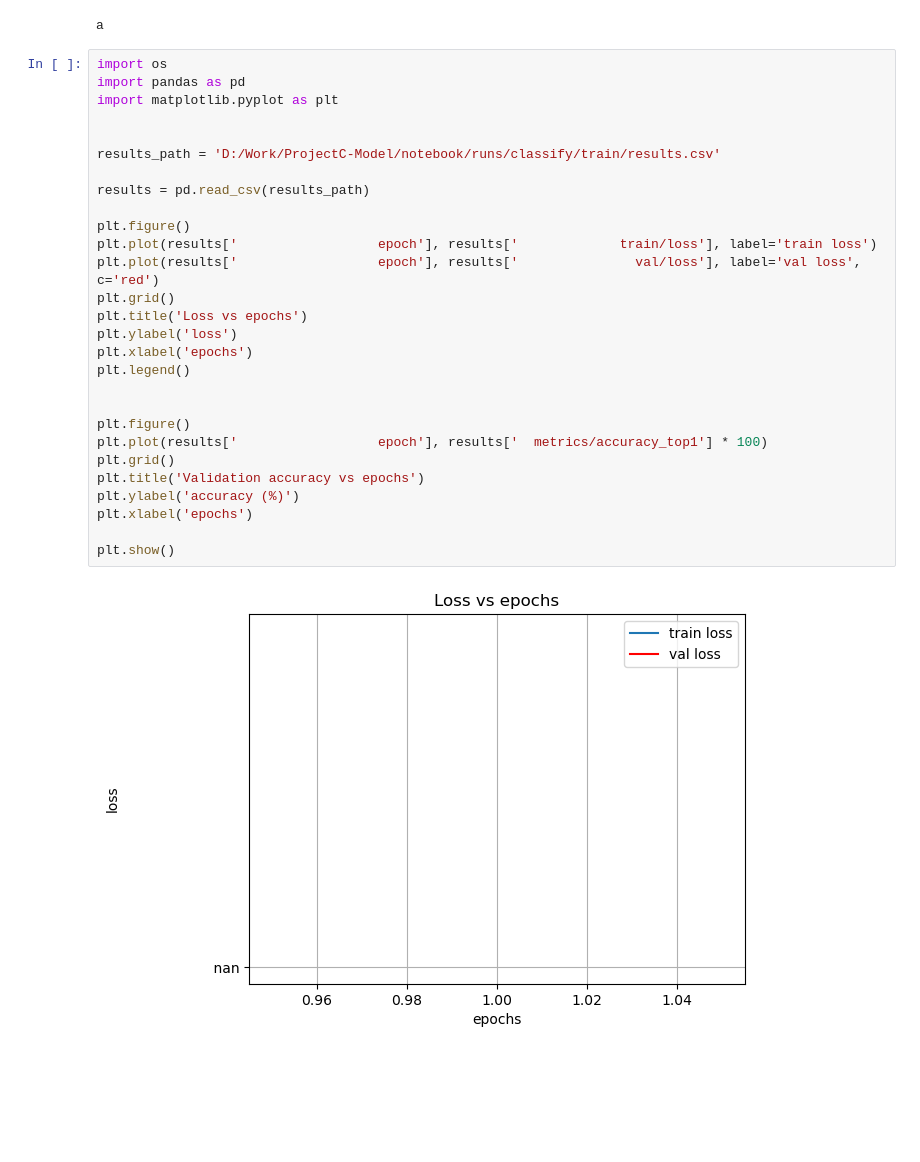
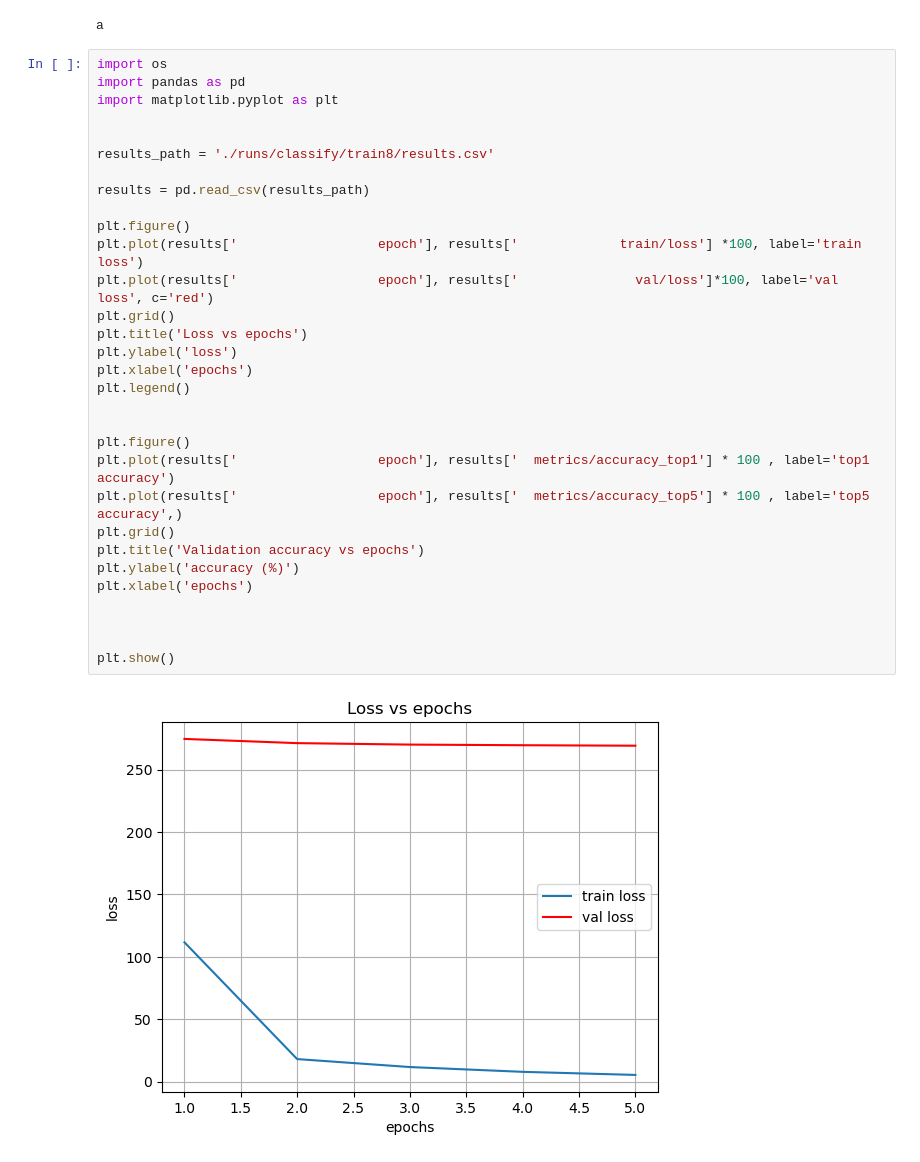
Before and after one commit to Narutchai01/ProjectC-Model, a Jupyter notebook: notebook/interface.ipynb, the cells around one changed output. Cells and saved outputs as stored; diff of their text form; blank space fills up the shorter version.

```diff
--- a/notebook/interface.ipynb
+++ b/notebook/interface.ipynb
@@ -101,30 +175,33 @@ a
 # %%
 import os
 import pandas as pd
 import matplotlib.pyplot as plt
 
 
-results_path = 'D:/Work/ProjectC-Model/notebook/runs/classify/train/results.csv'
+results_path = './runs/classify/train8/results.csv'
 
 results = pd.read_csv(results_path)
 
 plt.figure()
-plt.plot(results['                  epoch'], results['             train/loss'], label='train loss')
-plt.plot(results['                  epoch'], results['               val/loss'], label='val loss', c='red')
+plt.plot(results['                  epoch'], results['             train/loss'] *100, label='train loss')
+plt.plot(results['                  epoch'], results['               val/loss']*100, label='val loss', c='red')
 plt.grid()
 plt.title('Loss vs epochs')
 plt.ylabel('loss')
 plt.xlabel('epochs')
 plt.legend()
 
 
 plt.figure()
-plt.plot(results['                  epoch'], results['  metrics/accuracy_top1'] * 100)
+plt.plot(results['                  epoch'], results['  metrics/accuracy_top1'] * 100 , label='top1 accuracy')
+plt.plot(results['                  epoch'], results['  metrics/accuracy_top5'] * 100 , label='top5 accuracy',)
 plt.grid()
 plt.title('Validation accuracy vs epochs')
 plt.ylabel('accuracy (%)')
 plt.xlabel('epochs')
 
+
+
 plt.show()
 # %% [output]
-[figure, old version]
+[figure, new version]
```
Also changed, not shown: parts of 5 cells of this notebook, 44 other files.
